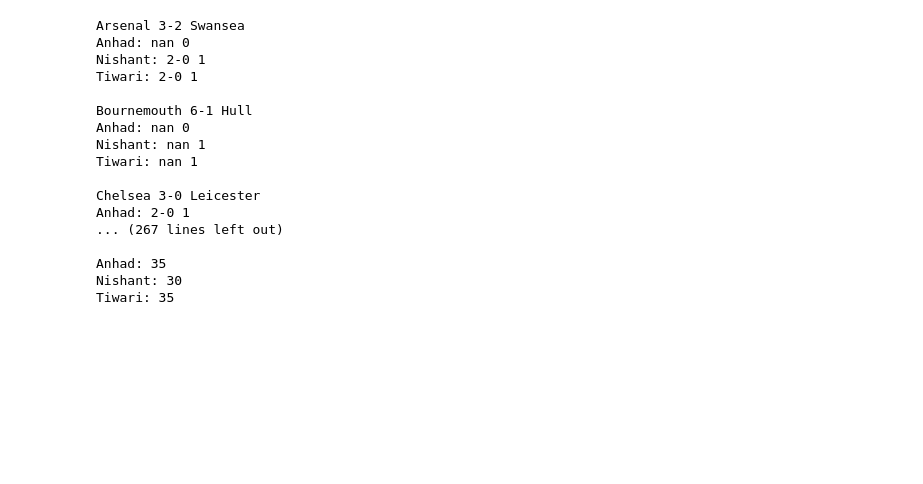
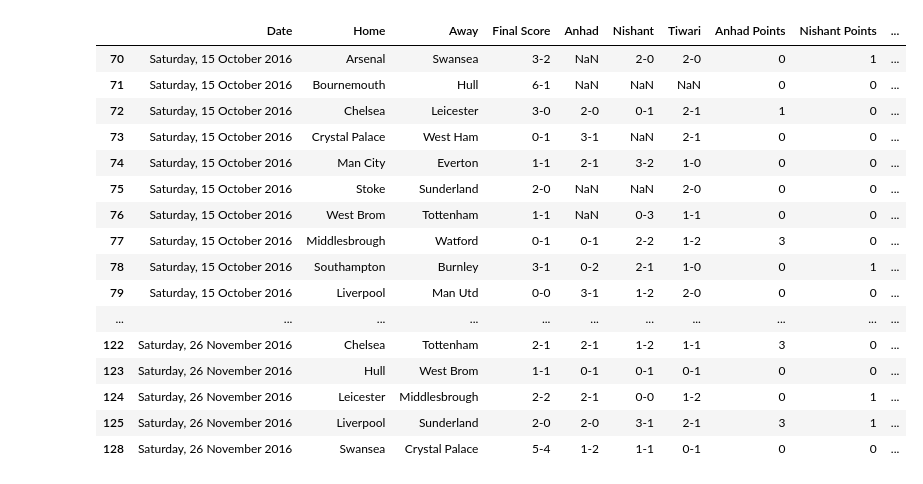
Before and after one commit to ffledgling/epl16, a Jupyter notebook: epl16.ipynb, the cells around one changed output. Cells and saved outputs as stored; diff of their text form; code cells hidden in the pictures; blank space fills up the shorter version.

```diff
--- a/epl16.ipynb
+++ b/epl16.ipynb
@@ -46,43 +30,35 @@ def points(actual_score, user_score):
         return 1
 
     return 0
-# %%
-anhad_points = 0
-nishant_points = 0
-tiwari_points = 0
-
-for idx, row in df.iterrows():
-    print(row['Home'], row['Final Score'], row['Away'])
-
-    anhad_points += points(row['Final Score'], row['Anhad'])
-
-    nishant_points += points(row['Final Score'], row['Nishant'])
-
-    tiwari_points += points(row['Final Score'], row['Tiwari'])
-
-    print('Anhad:', row['Anhad'], anhad_points)
-    print('Nishant:', row['Nishant'], nishant_points)
-    print('Tiwari:', row['Tiwari'], tiwari_points)
-    print()
-
-print('Anhad:', anhad_points)
-print('Nishant:', nishant_points)
-print('Tiwari:', tiwari_points)
-# %% [output]
-Arsenal 3-2 Swansea
-Anhad: nan 0
-Nishant: 2-0 1
-Tiwari: 2-0 1
-
-Bournemouth 6-1 Hull
-Anhad: nan 0
-Nishant: nan 1
-Tiwari: nan 1
-
-Chelsea 3-0 Leicester
-Anhad: 2-0 1
-... (267 lines left out)
-
-Anhad: 35
-Nishant: 30
-Tiwari: 35
+# %%
+# function that returns points for a match for a given user
+def user_points(row, user):
+    return points(row['Final Score'], row[user])
+
+def add_points_to_table(df):
+    for user in user_list:
+        df.insert(len(df.columns), user + ' Points', 'series')
+
+    for user in user_list:
+        df[user + ' Points'] = df.apply(user_points, axis=1, args=(user,))
+
+add_points_to_table(df)
+df
+# %% [output]
+|  | Date | Home | Away | Final Score | Anhad | Nishant | Tiwari | Anhad Points | Nishant Points | ... |
+| 70 | Saturday, 15 October 2016 | Arsenal | Swansea | 3-2 | NaN | 2-0 | 2-0 | 0 | 1 | ... |
+| 71 | Saturday, 15 October 2016 | Bournemouth | Hull | 6-1 | NaN | NaN | NaN | 0 | 0 | ... |
+| 72 | Saturday, 15 October 2016 | Chelsea | Leicester | 3-0 | 2-0 | 0-1 | 2-1 | 1 | 0 | ... |
+| 73 | Saturday, 15 October 2016 | Crystal Palace | West Ham | 0-1 | 3-1 | NaN | 2-1 | 0 | 0 | ... |
+| 74 | Saturday, 15 October 2016 | Man City | Everton | 1-1 | 2-1 | 3-2 | 1-0 | 0 | 0 | ... |
+| 75 | Saturday, 15 October 2016 | Stoke | Sunderland | 2-0 | NaN | NaN | 2-0 | 0 | 0 | ... |
+| 76 | Saturday, 15 October 2016 | West Brom | Tottenham | 1-1 | NaN | 0-3 | 1-1 | 0 | 0 | ... |
+| 77 | Saturday, 15 October 2016 | Middlesbrough | Watford | 0-1 | 0-1 | 2-2 | 1-2 | 3 | 0 | ... |
+| 78 | Saturday, 15 October 2016 | Southampton | Burnley | 3-1 | 0-2 | 2-1 | 1-0 | 0 | 1 | ... |
+| 79 | Saturday, 15 October 2016 | Liverpool | Man Utd | 0-0 | 3-1 | 1-2 | 2-0 | 0 | 0 | ... |
+| ... | ... | ... | ... | ... | ... | ... | ... | ... | ... | ... |
+| 122 | Saturday, 26 November 2016 | Chelsea | Tottenham | 2-1 | 2-1 | 1-2 | 1-1 | 3 | 0 | ... |
+| 123 | Saturday, 26 November 2016 | Hull | West Brom | 1-1 | 0-1 | 0-1 | 0-1 | 0 | 0 | ... |
+| 124 | Saturday, 26 November 2016 | Leicester | Middlesbrough | 2-2 | 2-1 | 0-0 | 1-2 | 0 | 1 | ... |
+| 125 | Saturday, 26 November 2016 | Liverpool | Sunderland | 2-0 | 2-0 | 3-1 | 2-1 | 3 | 1 | ... |
+| 128 | Saturday, 26 November 2016 | Swansea | Crystal Palace | 5-4 | 1-2 | 1-1 | 0-1 | 0 | 0 | ... |
```
Also changed, not shown: parts of 5 cells of this notebook.
